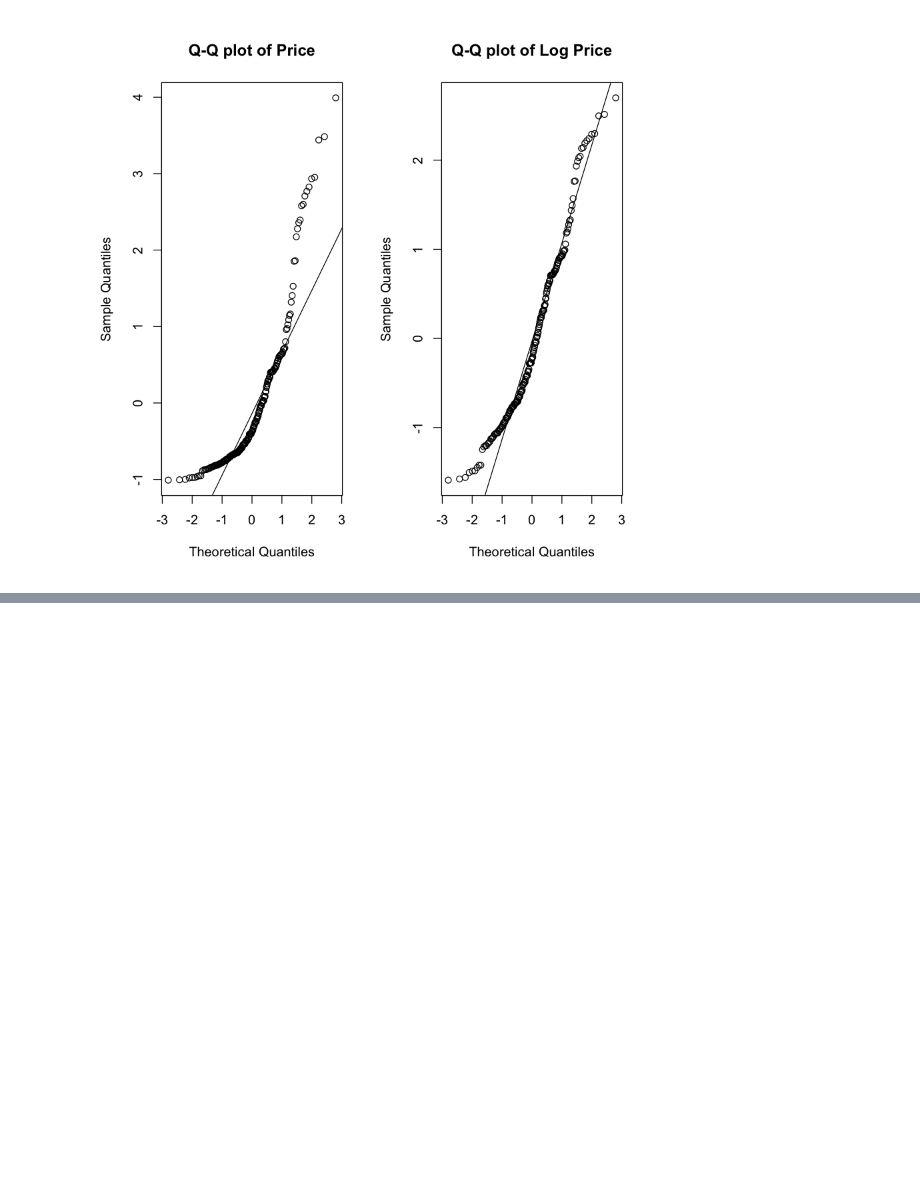
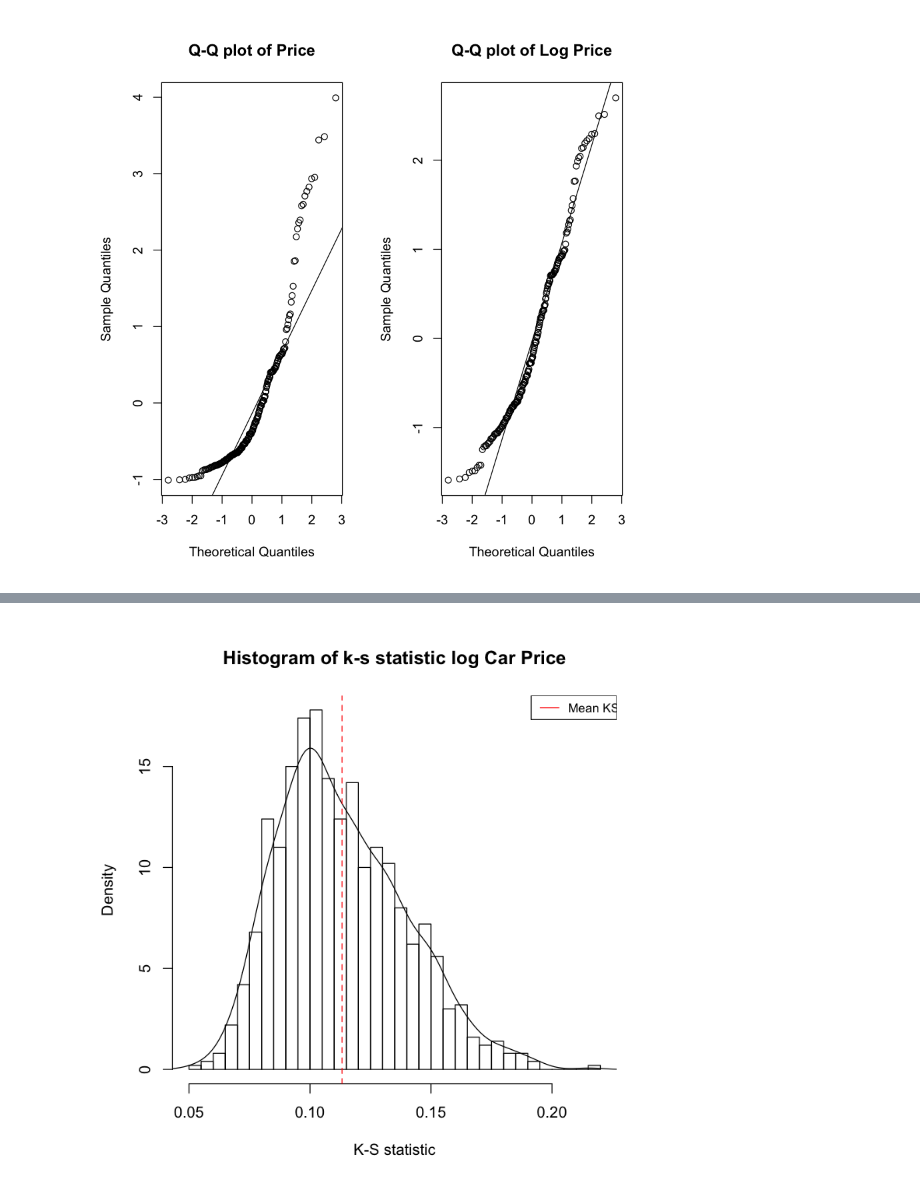
Before and after one commit to giomarc/DataAnalytics, a Jupyter notebook: HypothesisTesting_prices.ipynb, the cells around one changed output, grey strips where cells are left out. Cells and saved outputs as stored; diff of their text form; code cells hidden in the pictures; blank space fills up the shorter version.

```diff
--- a/HypothesisTesting_prices.ipynb
+++ b/HypothesisTesting_prices.ipynb
@@ -121,0 +154,19 @@ par(mfrow = c(1, 1))
+# %%
+##----Repeat N Times-----
+N <- 1000
+k_s_rep <- sapply(1:N, function(i){
+  dist_a <- scale(auto.price$log.price)
+  dist_b <- rnorm(length(auto.price$log.price), 0, 1)
+  return(ks_stat(-3, 3, dist_a, dist_b))
+})
+
+require(repr)
+options(repr.plot.width=6, repr.plot.height=6)
+
+hist(k_s_rep, breaks=30, freq=FALSE, xlab = 'K-S statistic',
+     main = 'Histogram of k-s statistic log Car Price')
+lines(density(k_s_rep))
+abline(v = mean(k_s_rep), col = c("red"), lty = 2)
+legend("topright", legend = c("Mean KS"), col = c("red"),lty = 1, cex = 0.8)
+# %% [output]
+[figure, added]
```
Also changed, not shown: parts of 6 cells of this notebook, 1 other file.
